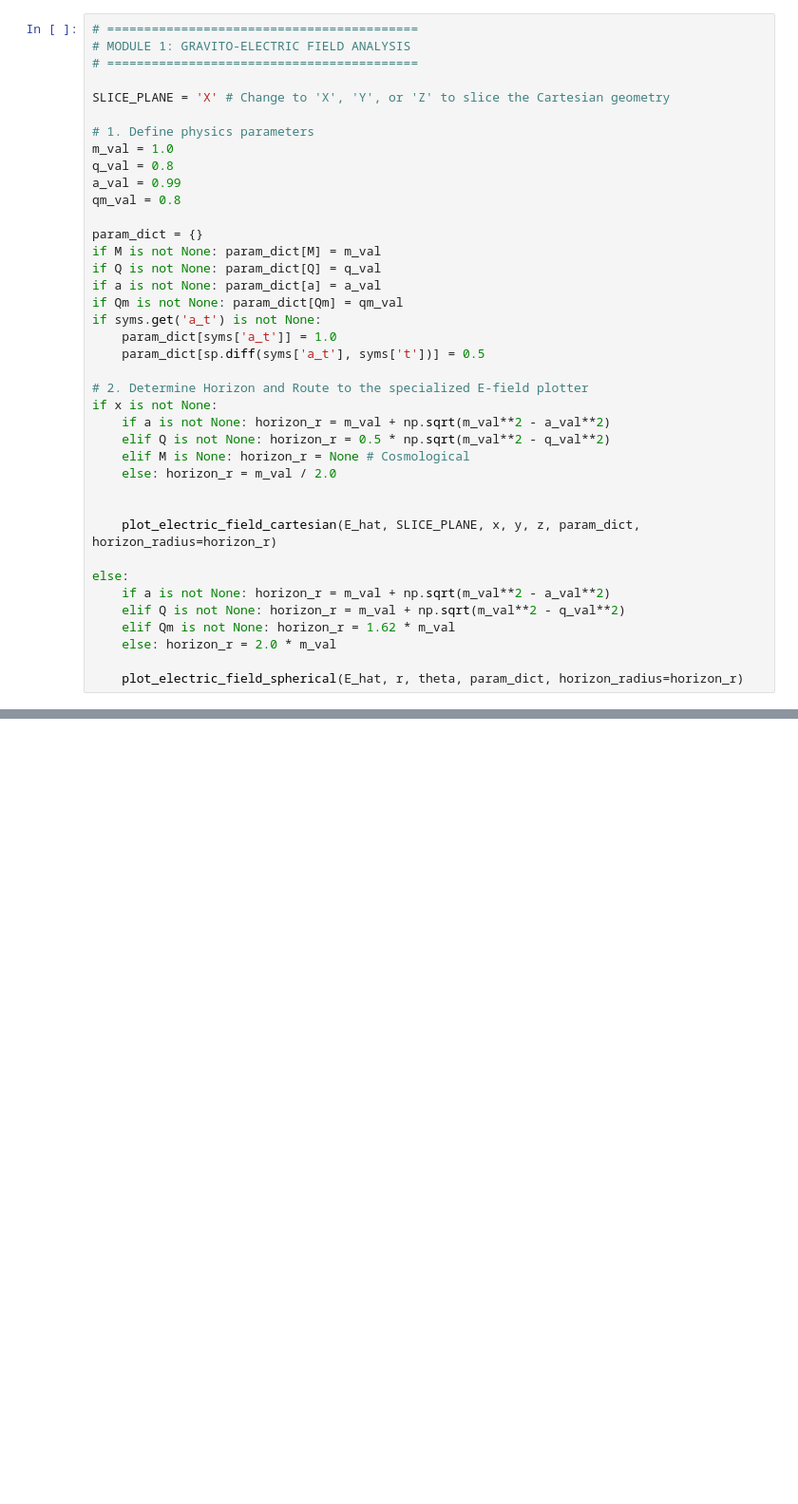
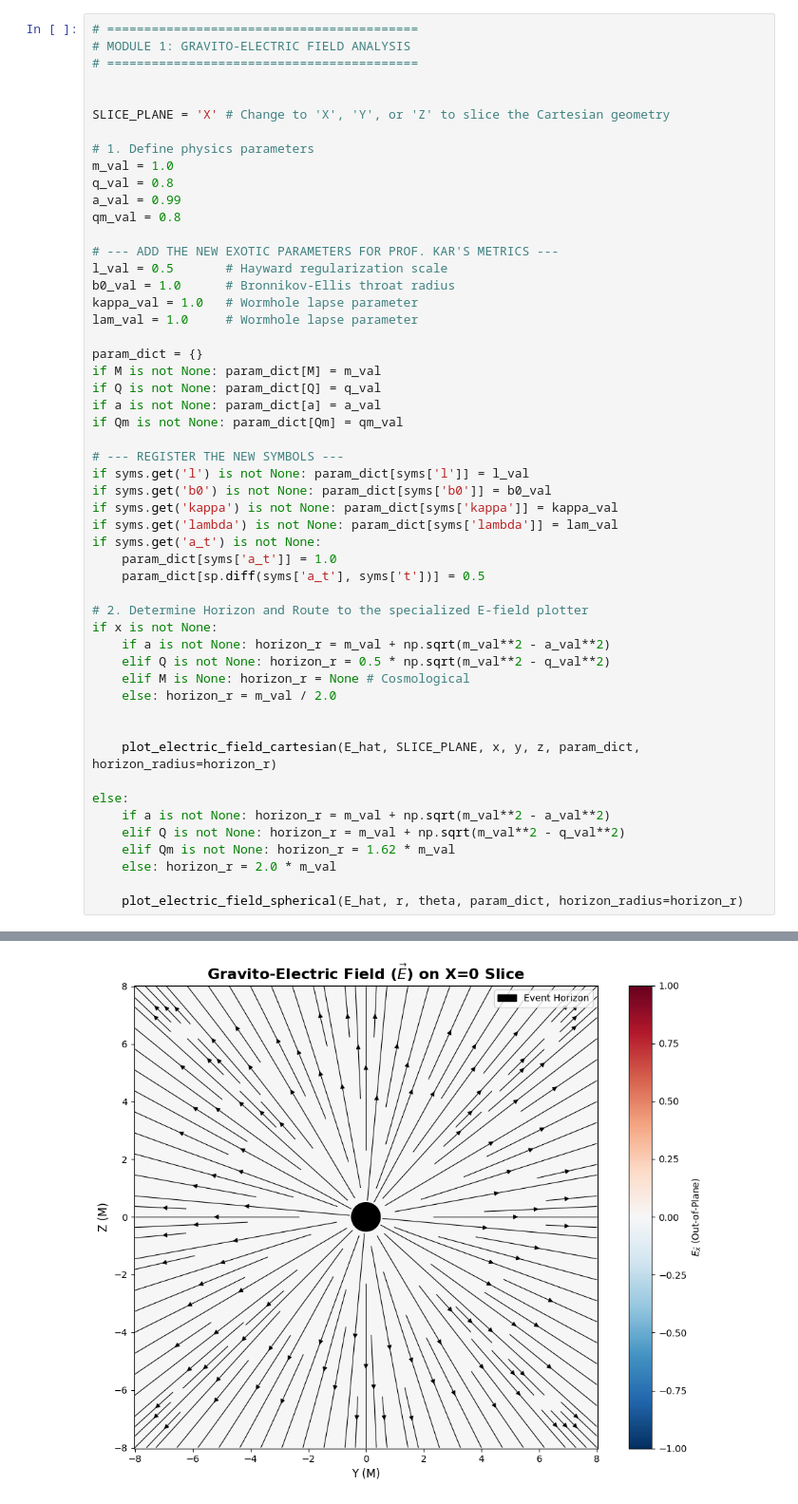
Before and after one commit to 1Aadi0/bbh-gem, a Jupyter notebook: notebooks/modular.ipynb, the cells around one changed output, grey strips where cells are left out. Shown at 95% size. Saved outputs shown, nothing was run; the diff lists cells and outputs as text; blank space fills up the shorter version.

```diff
--- a/notebooks/modular.ipynb
+++ b/notebooks/modular.ipynb
@@ -280,6 +333,7 @@ def plot_electric_field_spherical(E_hat, r_sym, theta_sym, param_dict, horizon_r
 # ==========================================
 # MODULE 1: GRAVITO-ELECTRIC FIELD ANALYSIS
 # ==========================================
+
 
 SLICE_PLANE = 'X' # Change to 'X', 'Y', or 'Z' to slice the Cartesian geometry
 
@@ -289,11 +343,23 @@ q_val = 0.8
 a_val = 0.99
 qm_val = 0.8
 
+# --- ADD THE NEW EXOTIC PARAMETERS FOR PROF. KAR'S METRICS ---
+l_val = 0.5       # Hayward regularization scale
+b0_val = 1.0      # Bronnikov-Ellis throat radius
+kappa_val = 1.0   # Wormhole lapse parameter
+lam_val = 1.0     # Wormhole lapse parameter
+
 param_dict = {}
 if M is not None: param_dict[M] = m_val
 if Q is not None: param_dict[Q] = q_val
 if a is not None: param_dict[a] = a_val
 if Qm is not None: param_dict[Qm] = qm_val
+
+# --- REGISTER THE NEW SYMBOLS ---
+if syms.get('l') is not None: param_dict[syms['l']] = l_val
+if syms.get('b0') is not None: param_dict[syms['b0']] = b0_val
+if syms.get('kappa') is not None: param_dict[syms['kappa']] = kappa_val
+if syms.get('lambda') is not None: param_dict[syms['lambda']] = lam_val
 if syms.get('a_t') is not None:
     param_dict[syms['a_t']] = 1.0
     param_dict[sp.diff(syms['a_t'], syms['t'])] = 0.5
@@ -315,3 +381,4 @@ else:
     else: horizon_r = 2.0 * m_val
 
     plot_electric_field_spherical(E_hat, r, theta, param_dict, horizon_radius=horizon_r)
+# %% [output]
@@ -318,3 +388,4 @@ else:
+[figure, added]
 # %%
 def plot_magnetic_field_cartesian(B_hat, slice_axis, x_sym, y_sym, z_sym, param_dict, horizon_radius):
     print(f"Rigorous Analysis: Gravito-Magnetic Field (B) on the {slice_axis}=0 plane...")
```
Also changed, not shown: parts of 11 cells of this notebook, 2 other files.
